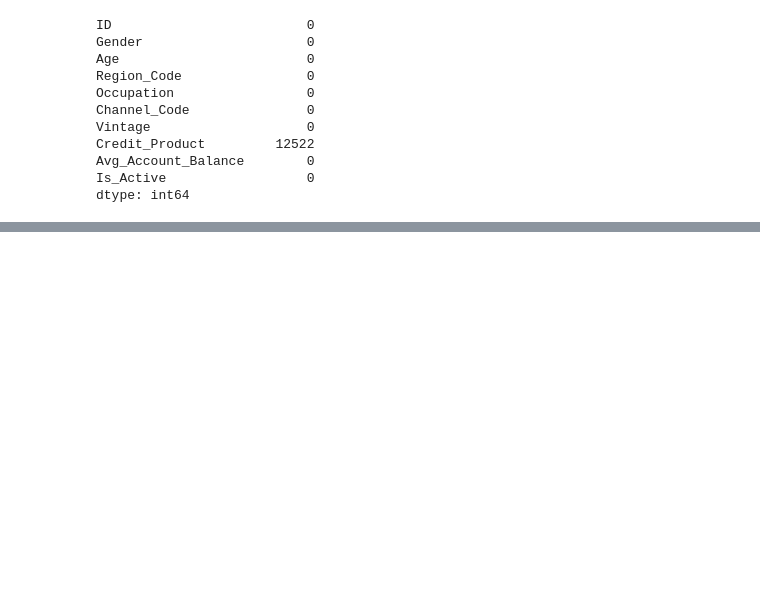
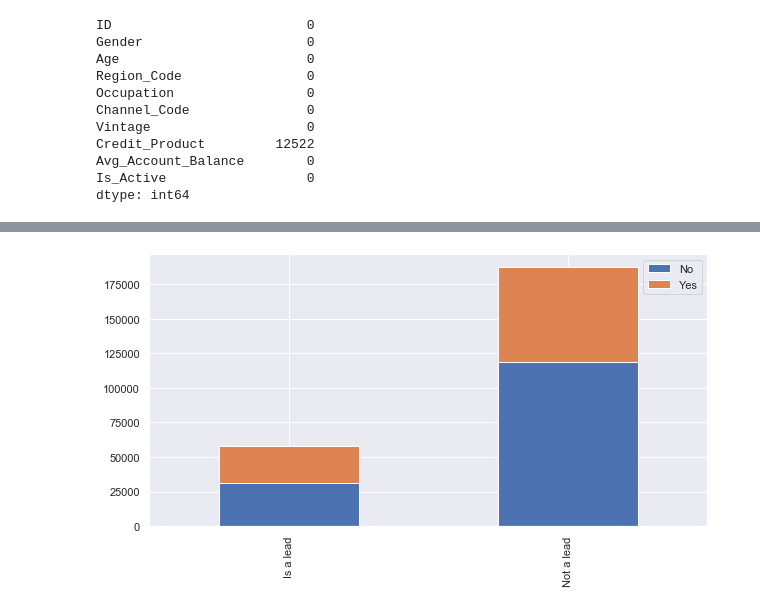
Before and after one commit to karthikramx/Credit-Card-Lead-Prediction, a Jupyter notebook: credit_card_solution.ipynb, the cells around one changed output, grey strips where cells are left out. Saved outputs shown, nothing was run; the diff lists cells and outputs as text; code cells hidden in the pictures; blank space fills up the shorter version.

```diff
--- a/credit_card_solution.ipynb
+++ b/credit_card_solution.ipynb
@@ -122,0 +154,4 @@ dtype: int64
+# %%
+bar_chart('Is_Active')
+# %% [output]
+[figure, added]
```
Also changed, not shown: parts of 28 cells of this notebook.
